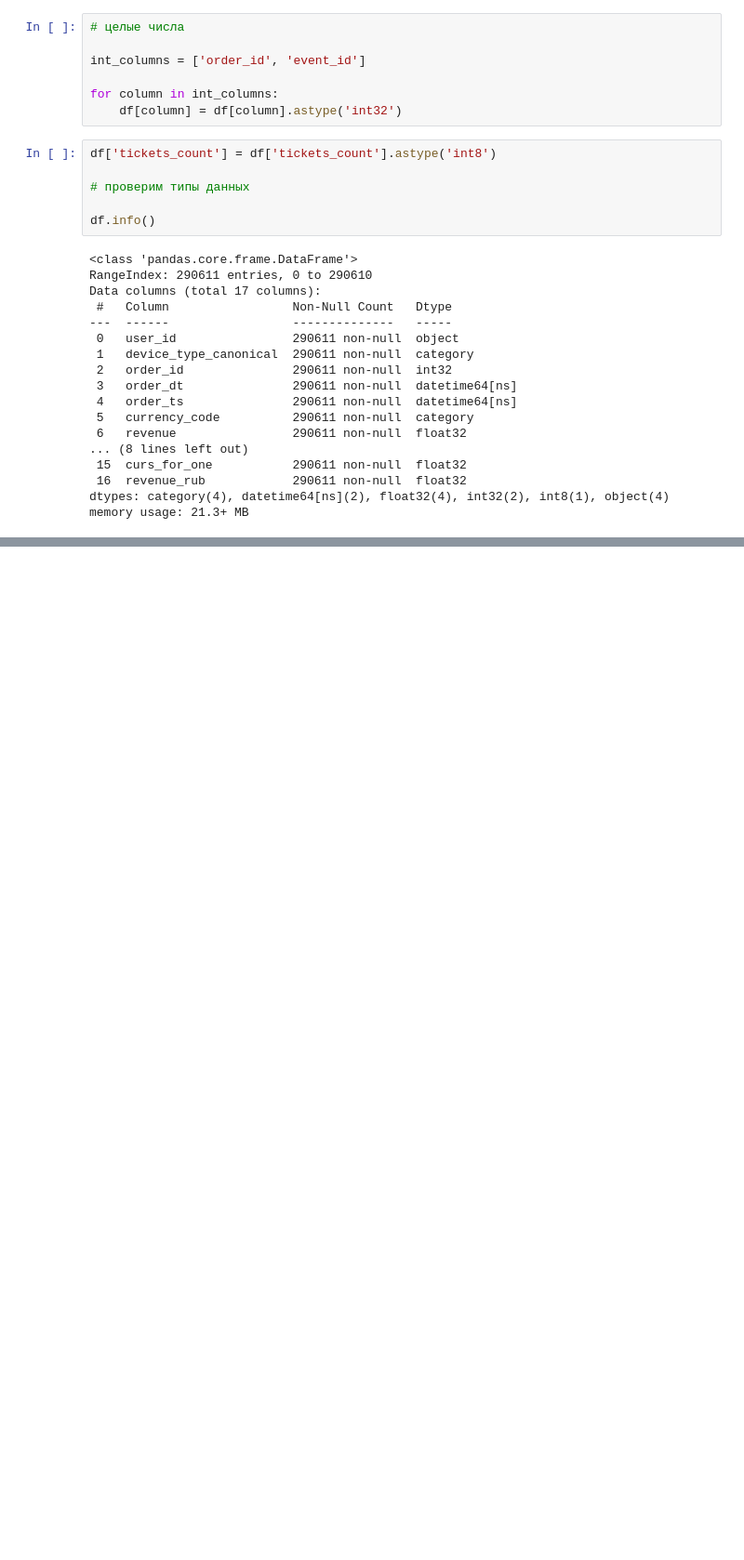
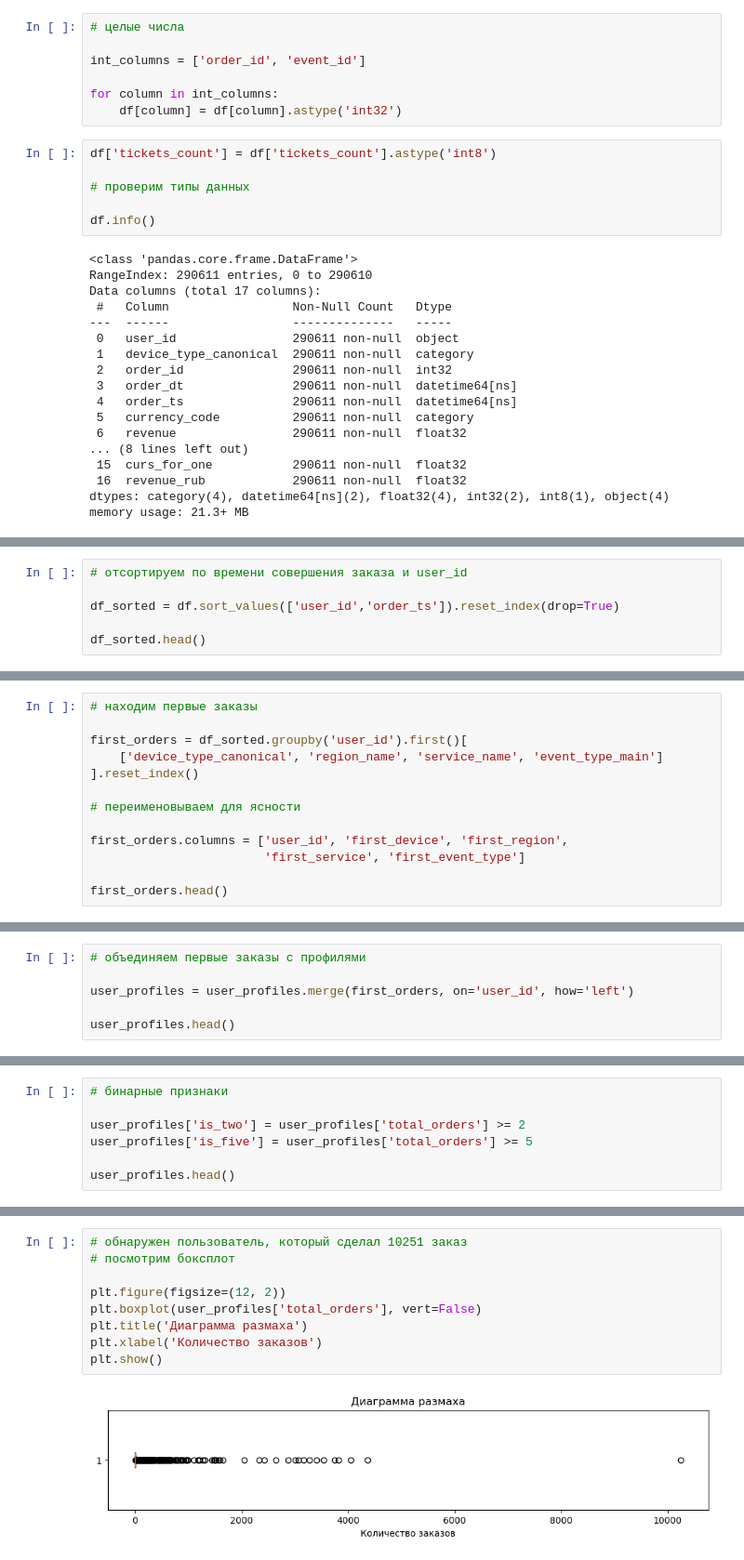
Before and after one commit to litwinowww/ya-afisha-loyalty, a Jupyter notebook: ya_afisha_loyalty.ipynb, the cells around one changed output, grey strips where cells are left out. Shown at 93% size. Drawn from its saved outputs; the diff is of its cells as text; blank space fills up the shorter version.

Commit message:
users profil -done

```diff
--- a/ya_afisha_loyalty.ipynb
+++ b/ya_afisha_loyalty.ipynb
@@ -402,0 +492,6 @@ memory usage: 21.3+ MB
+# %%
+# отсортируем по времени совершения заказа и user_id
+
+df_sorted = df.sort_values(['user_id','order_ts']).reset_index(drop=True)
+
+df_sorted.head()
@@ -402,0 +530,13 @@ memory usage: 21.3+ MB
+# %%
+# находим первые заказы
+
+first_orders = df_sorted.groupby('user_id').first()[
+    ['device_type_canonical', 'region_name', 'service_name', 'event_type_main']
+].reset_index()
+
+# переименовываем для ясности
+
+first_orders.columns = ['user_id', 'first_device', 'first_region',
+                        'first_service', 'first_event_type']
+
+first_orders.head()
@@ -402,0 +550,6 @@ memory usage: 21.3+ MB
+# %%
+# объединяем первые заказы с профилями
+
+user_profiles = user_profiles.merge(first_orders, on='user_id', how='left')
+
+user_profiles.head()
@@ -402,0 +563,7 @@ memory usage: 21.3+ MB
+# %%
+# бинарные признаки
+
+user_profiles['is_two'] = user_profiles['total_orders'] >= 2
+user_profiles['is_five'] = user_profiles['total_orders'] >= 5
+
+user_profiles.head()
@@ -402,0 +605,11 @@ memory usage: 21.3+ MB
+# %%
+# обнаружен пользователь, который сделал 10251 заказ
+# посмотрим боксплот
+
+plt.figure(figsize=(12, 2))
+plt.boxplot(user_profiles['total_orders'], vert=False)
+plt.title('Диаграмма размаха')
+plt.xlabel('Количество заказов')
+plt.show()
+# %% [output]
+[figure, added]
```
Also changed, not shown: parts of 37 cells of this notebook.
